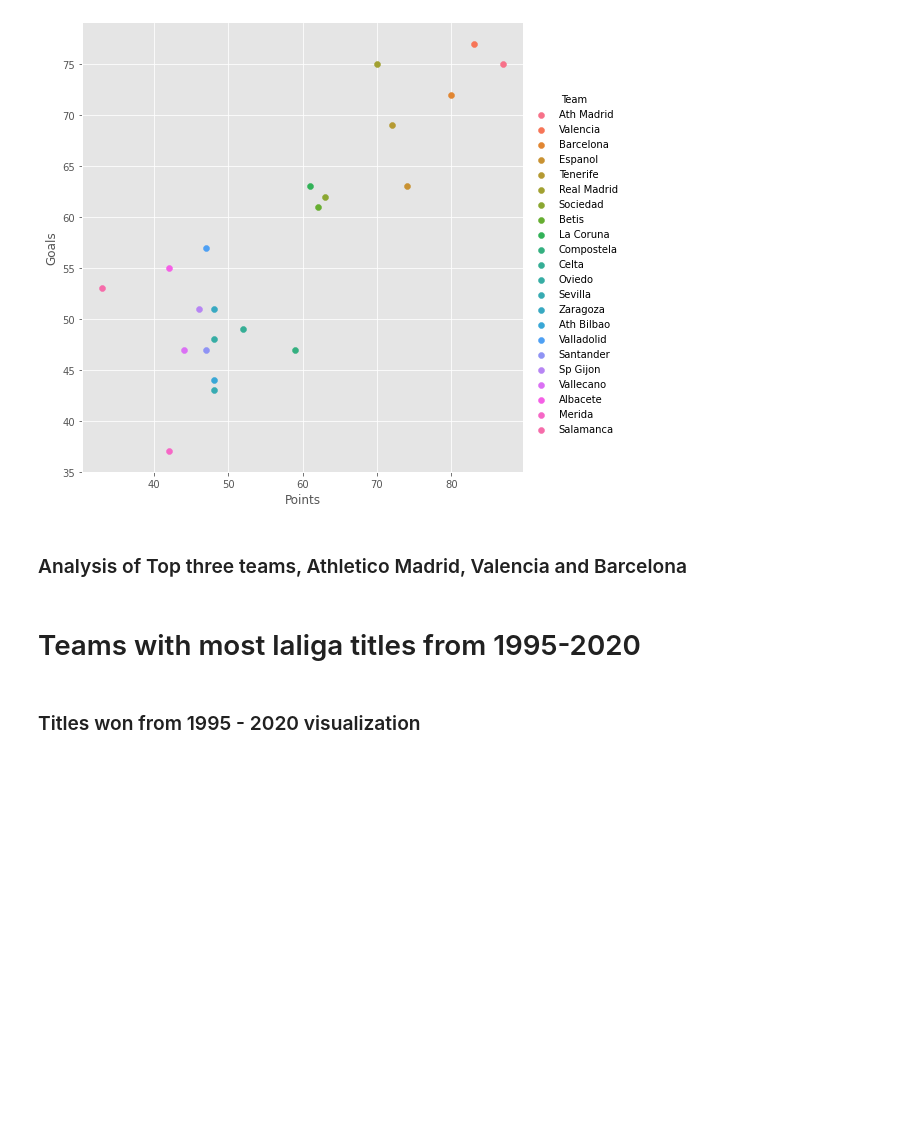
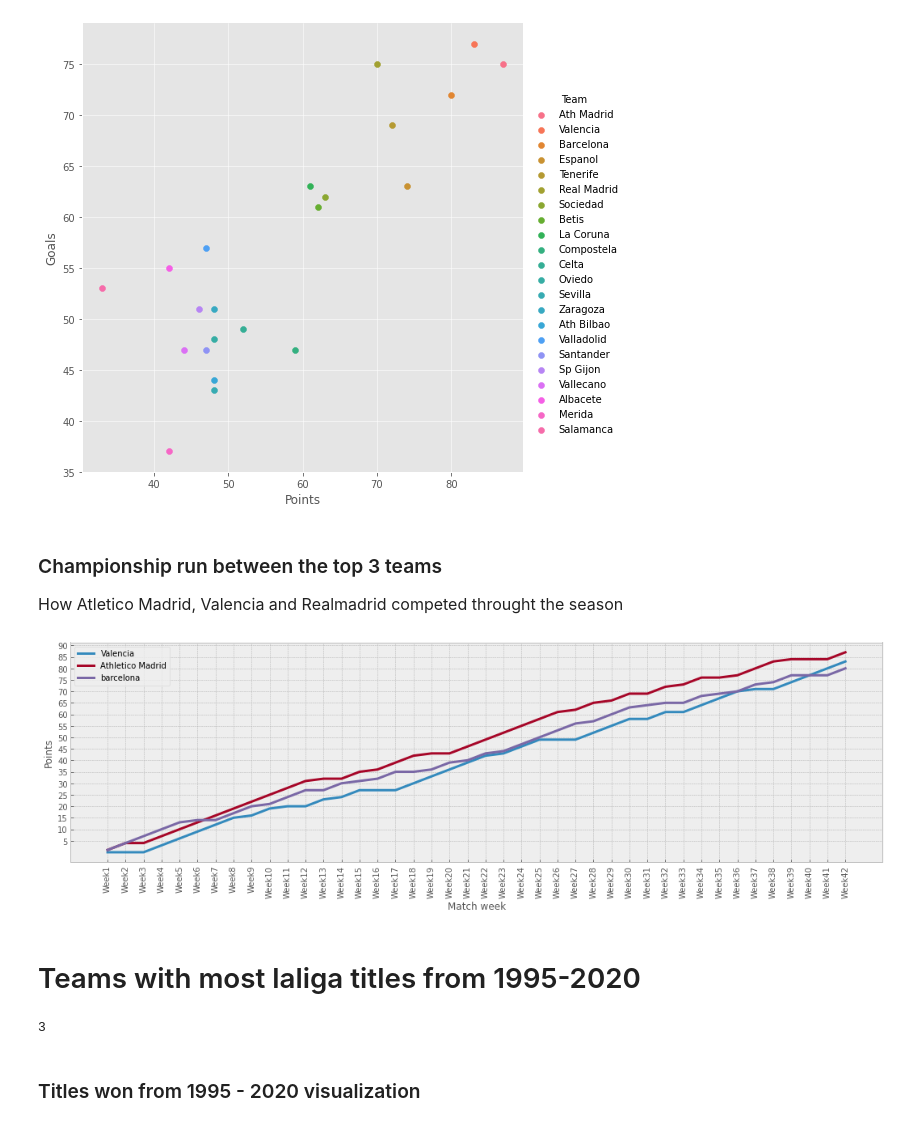
Before and after one commit to Wisal-Mukhtiar/Insights-from-Laliga-Dataset, a Jupyter notebook: laliga.ipynb, the cells around one changed output. Saved outputs shown, nothing was run; the diff lists cells and outputs as text; code cells hidden in the pictures; blank space fills up the shorter version.

```diff
--- a/laliga.ipynb
+++ b/laliga.ipynb
@@ -219,8 +230,9 @@ sns.FacetGrid(points_and_goals,hue="Team",height=7).map(plt.scatter,"Points","Go
 # %% [output]
 <seaborn.axisgrid.FacetGrid at 0x...>
 [figure]
-# %% [markdown]
-### Analysis of Top three teams, Athletico Madrid, Valencia and Barcelona
+# %% [markdown]
+### Championship run between the top 3 teams
+<font size='3' > How Atletico Madrid, Valencia and Realmadrid competed throught the season </font>
 # %%
 # converting the Date column from Object to Date
 season_95['Date'] = pd.to_datetime(season_95['Date'])
@@ -280,24 +295,23 @@ for ind,row in barcelona.iterrows():
 valencia["league_score"] = valencia["league_score"].cumsum()
 athletico_madrid["league_score"] = athletico_madrid["league_score"].cumsum()
 barcelona["league_score"] = barcelona["league_score"].cumsum()
-# %%
-lis = []
-for value in range(42):
-    lis.append(f"Week{value+1}")
 # %%
 plt.style.use("bmh")
 fig, ax = plt.subplots()
 ax.plot(lis,valencia.league_score,label="Valencia",linewidth=3)
 ax.set_label("Valencia")
-ax.plot(lis,athletico_madrid.league_score, label="Athletico Madrid",linewidth=3)
+x_tic = [f"Week{value+1}" for value in range(42)]
+ax.plot(x_tic,athletico_madrid.league_score, label="Athletico Madrid",linewidth=3)
 plt.xticks(rotation=90)
 ax.set_label("Athletico madrid")
-ax.plot(lis,barcelona.league_score,label="barcelona",linewidth=3)
+ax.plot(x_tic,barcelona.league_score,label="barcelona",linewidth=3)
 ax.legend()
 ax.set_xlabel("Match week")
 ax.set_ylabel("Points")
 plt.yticks([x+5 for x in range(0,90,5)])
 plt.show()
+# %% [output]
+[figure, added]
 # %% [markdown]
 # Teams with most laliga titles from 1995-2020
 # %%
@@ -311,3 +328,7 @@ for season in laliga_seasons:
+# %%
+get_second_max([3,2,1,6,3])
+# %% [output]
+3
 # %%
 # teams with laliga titles won
 championships_won = {}
```
Also changed, not shown: parts of 16 cells of this notebook.
